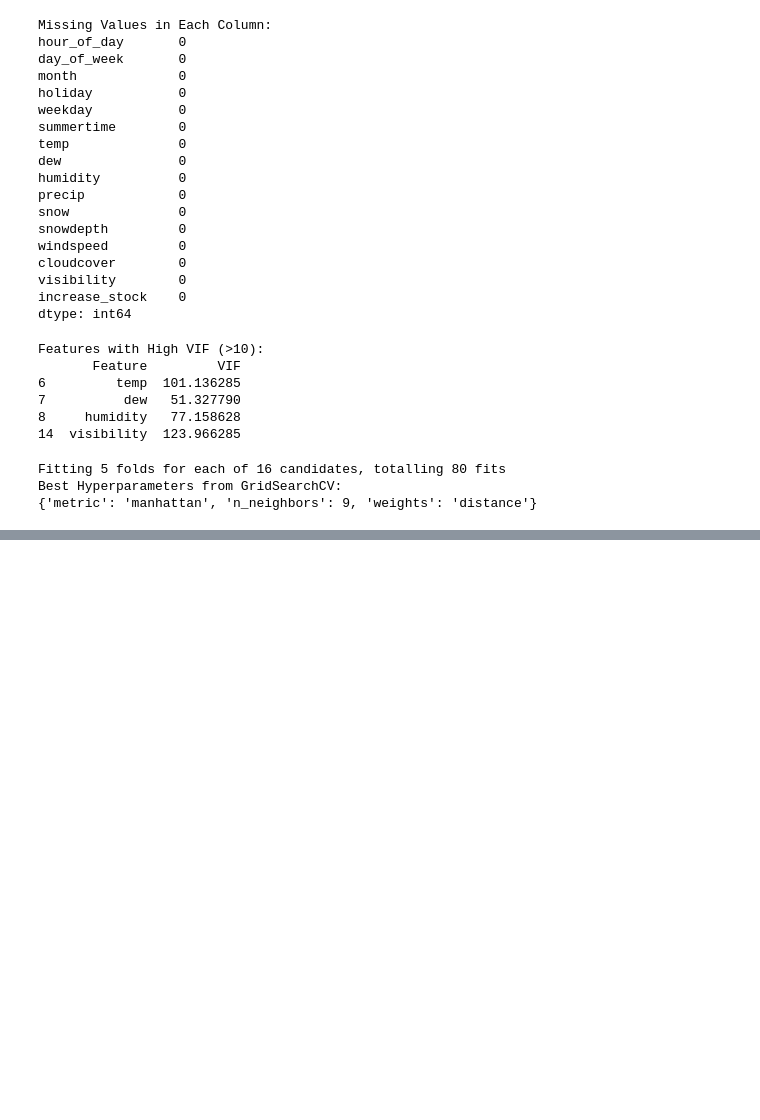
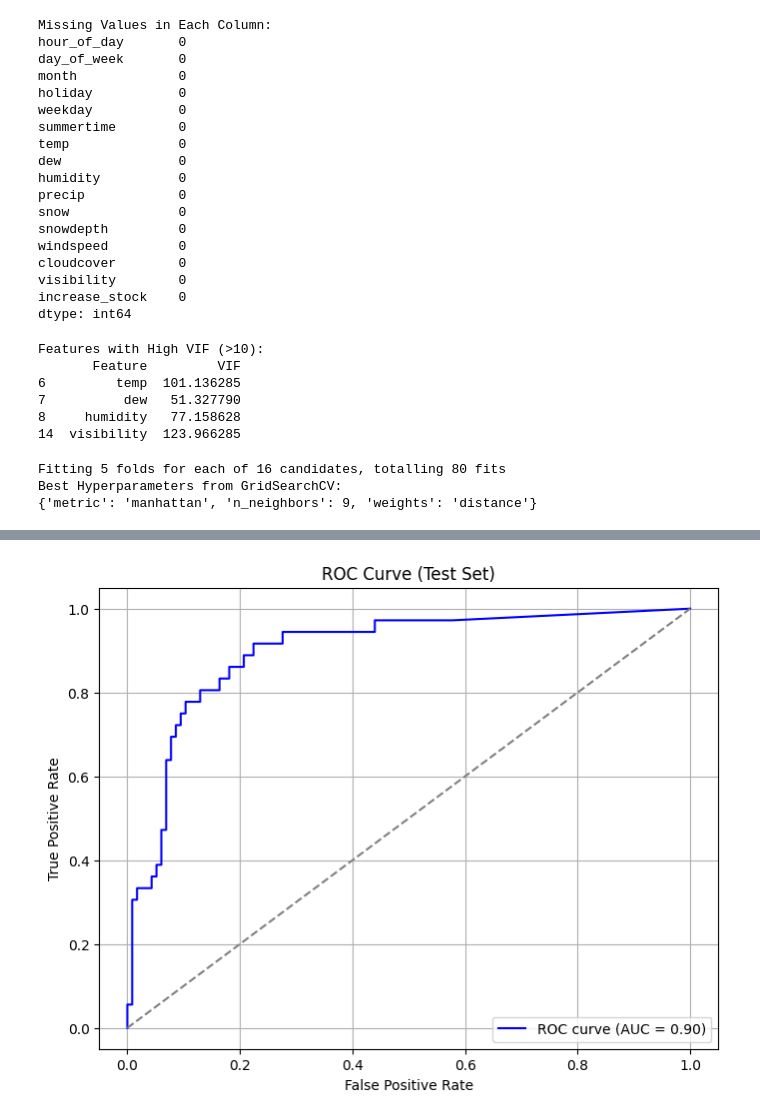
Before and after one commit to Abhinav-Ramalingam/SML, a Jupyter notebook: coding/project/model_knn.ipynb, the cells around one changed output, grey strips where cells are left out. Drawn from its saved outputs; the diff is of its cells as text; code cells hidden in the pictures; blank space fills up the shorter version.

```diff
--- a/coding/project/model_knn.ipynb
+++ b/coding/project/model_knn.ipynb
@@ -183,0 +184,22 @@ weighted avg       0.78      0.81      0.78       304
+# %%
+#9. Plot ROC Curve for our prediction
+
+# Predict probabilities for the test set
+y_test_prob = best_knn.predict_proba(X_test_scaled)[:, 1]  # Get probability for class 1 (high demand)
+
+# Compute ROC curve and AUC
+fpr, tpr, thresholds = roc_curve(y_test, y_test_prob)
+roc_auc = roc_auc_score(y_test, y_test_prob)
+
+# Plot ROC curve
+plt.figure(figsize=(8, 6))
+plt.plot(fpr, tpr, color='blue', label=f'ROC curve (AUC = {roc_auc:.2f})')
+plt.plot([0, 1], [0, 1], color='gray', linestyle='--')  # Diagonal line (no discrimination)
+plt.title('ROC Curve (Test Set)')
+plt.xlabel('False Positive Rate')
+plt.ylabel('True Positive Rate')
+plt.legend(loc='lower right')
+plt.grid(True)
+plt.show()
+# %% [output]
+[figure, added]
```
Also changed, not shown: parts of 4 cells of this notebook, 3 other files.
